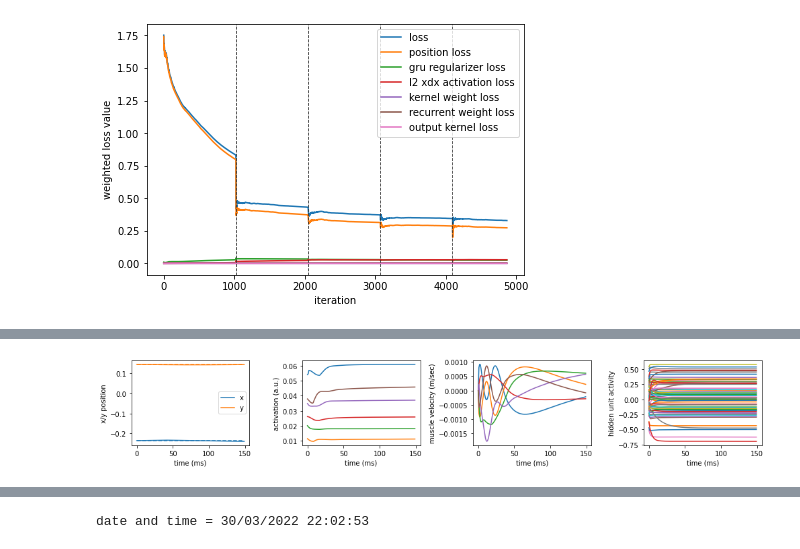
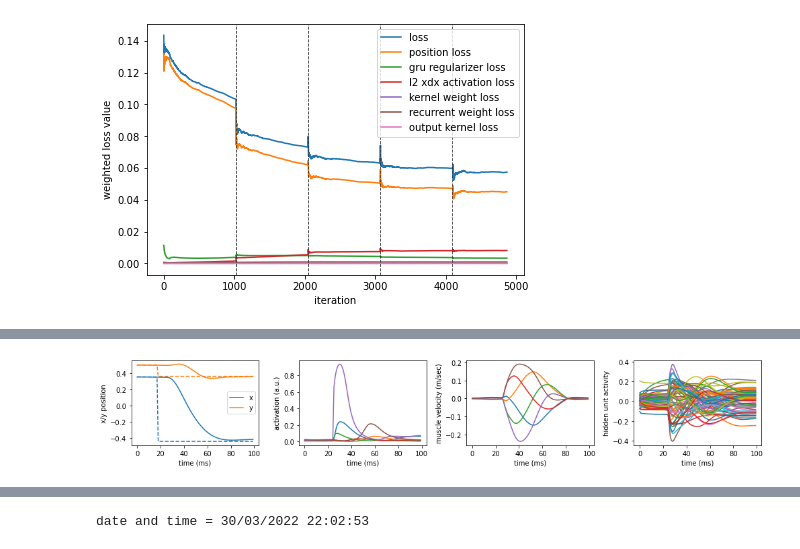
Before and after one commit to paulgribble/motornet_plg, a Jupyter notebook: example_centeroutFF.ipynb, the cells around one changed output, grey strips where cells are left out. Drawn from its saved outputs; the diff is of its cells as text; code cells hidden in the pictures.

```diff
--- a/example_centeroutFF.ipynb
+++ b/example_centeroutFF.ipynb
@@ -40,7 +43,7 @@ go_cue_range = [.100, .400]
 task = plg_tasks.CentreOutReachFF(network=network, start_joint_position=start_joint_position, go_cue_range=go_cue_range)
 task.network.do_recompute_inputs = True
 task.network.recompute_inputs = task.recompute_inputs
-task.loss_weights['cartesian position'] = 10.0
+#task.loss_weights['cartesian position'] = 1.0
 #task.loss_weights['muscle state'] = 5.0
 
 rnn = tf.keras.layers.RNN(cell=network, return_sequences=True, name='RNN')
@@ -85,7 +85,7 @@ FF_CW  = tf.convert_to_tensor(np.array([[0, b],[-b,0]]), dtype=tf.float32)
 
 FF = FF_NF
 
-n_t = 150
+n_t = 100
 n_batches = 1024
 batch_size = 32
 # this callback logs training information for each batch passed, rather than for each epoch.
@@ -95,4 +95,4 @@ for i in range(5):
     nn.task.FF_matvel = FF
     h = nn.fit(x=[inputs, init_states], y=targets, verbose=1, epochs=1, batch_size=batch_size, shuffle=False, callbacks=callbacks)
 # %% [output]
-[figure, old version]
+[figure, new version]
@@ -101 +101 @@ for i in range(5):
-[figure, old version]
+[figure, new version]
```
Also changed, not shown: parts of 11 cells of this notebook, 1 other file.
